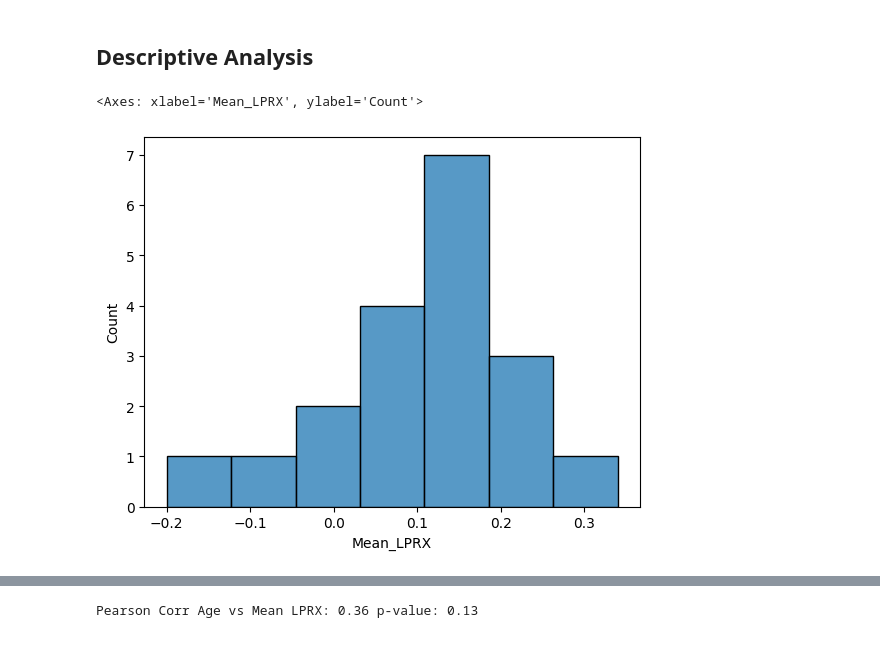
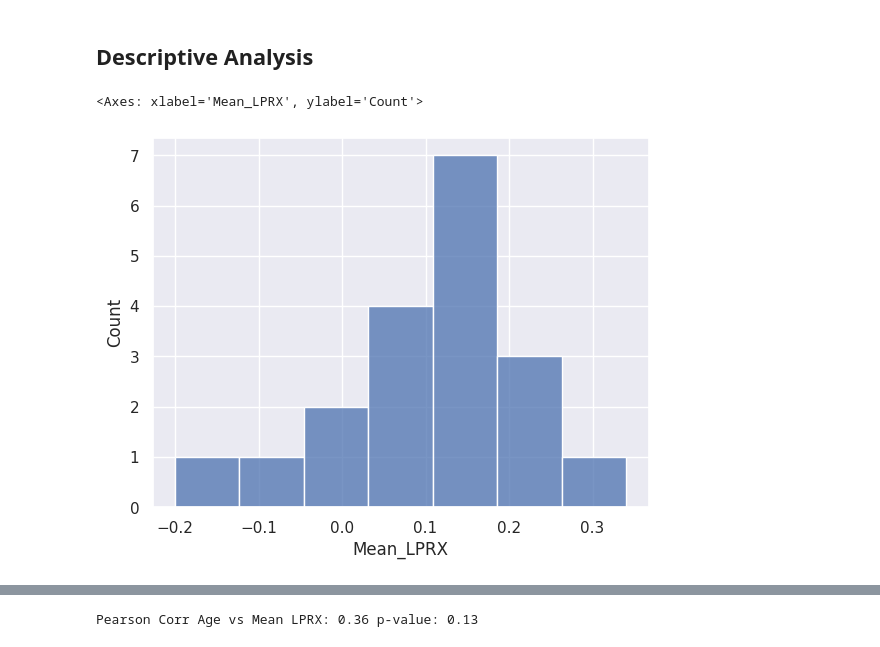
Before and after one commit to palolo02/ComputerVision, a Jupyter notebook: analysis.ipynb, the cells around one changed output, grey strips where cells are left out. Saved outputs shown, nothing was run; the diff lists cells and outputs as text; code cells hidden in the pictures.

```diff
--- a/analysis.ipynb
+++ b/analysis.ipynb
@@ -48,10 +68,11 @@ L-PRx: scalar
 ## Descriptive Analysis
 # %%
 #histogram of the dependent variable
+sbn.set(style="darkgrid")
 sbn.histplot(data['Mean_LPRX'])
 # %% [output]
 <Axes: xlabel='Mean_LPRX', ylabel='Count'>
-[figure, old version]
+[figure, new version]
 # %%
 #histogram of the dependent variable
 sbn.histplot(data['Age'])
```
Also changed, not shown: parts of 81 cells of this notebook.
